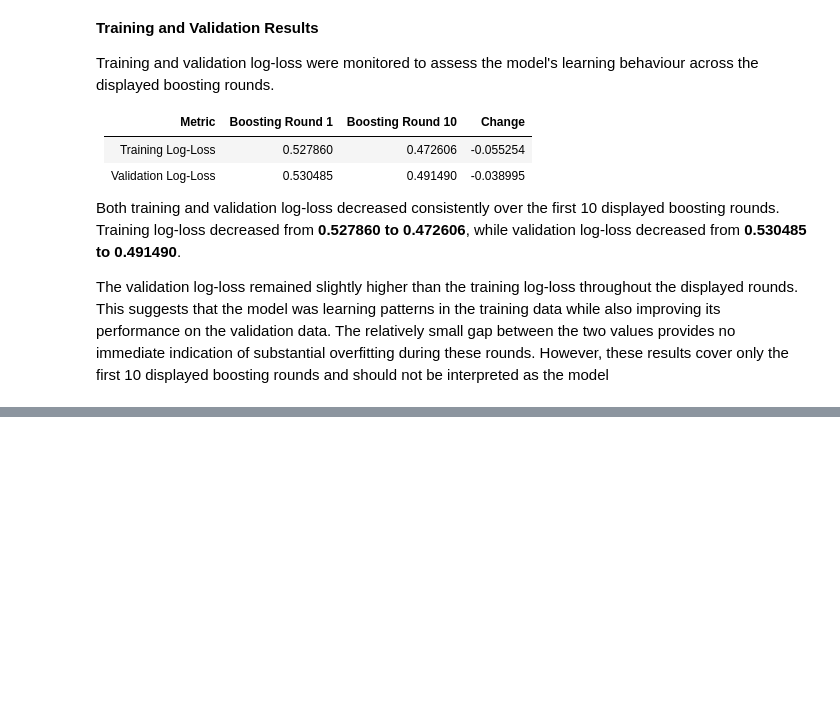
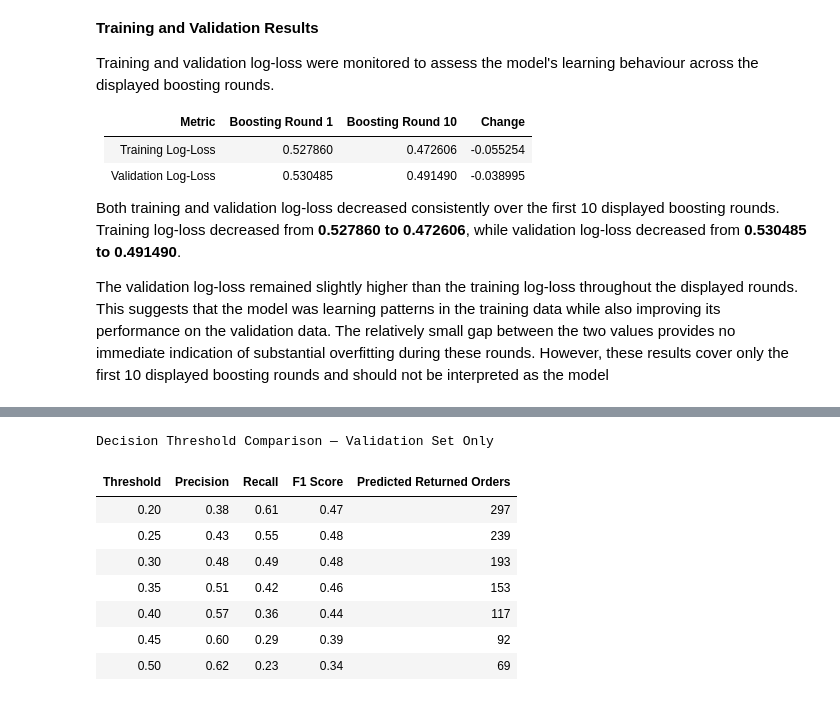
Before and after one commit to Payal942/Capstone-STADIOalot-Return-Prediction, a Jupyter notebook: notebooks/SS3_PartB.ipynb, the cells around one changed output, grey strips where cells are left out. Drawn from its saved outputs; the diff is of its cells as text; code cells hidden in the pictures; blank space fills up the shorter version.

```diff
--- a/notebooks/SS3_PartB.ipynb
+++ b/notebooks/SS3_PartB.ipynb
@@ -2124,0 +2261,76 @@ The validation log-loss remained slightly higher than the training log-loss thro
+# %%
+# ============================================================
+# 33. VALIDATION-ONLY DECISION THRESHOLD ANALYSIS
+# ============================================================
+
+# The default classification threshold is 0.50. Because returned orders
+# are the minority class, evaluate alternative thresholds on the
+# validation set only. Do not select a threshold using the unseen test set.
+
+threshold_values = [0.20, 0.25, 0.30, 0.35, 0.40, 0.45, 0.50]
+
+threshold_results = []
+for threshold in threshold_values:
+    validation_threshold_predictions = (
+        validation_probabilities >= threshold
+    ).astype(int)
+
+    threshold_results.append({
+        "Threshold": threshold,
+        "Precision": precision_score(
+            y_validation,
+            validation_threshold_predictions,
+            zero_division=0
+        ),
+        "Recall": recall_score(
+            y_validation,
+            validation_threshold_predictions,
+            zero_division=0
+        ),
+        "F1 Score": f1_score(
+            y_validation,
+            validation_threshold_predictions,
+            zero_division=0
+        ),
+        "Predicted Returned Orders": int(
+            validation_threshold_predictions.sum()
+        )
+    })
+
+threshold_analysis_table = pd.DataFrame(threshold_results)
+
+print("Decision Threshold Comparison — Validation Set Only")
+display(
+    threshold_analysis_table.style
+    .format({
+        "Threshold": "{:.2f}",
+        "Precision": "{:.2f}",
+        "Recall": "{:.2f}",
+        "F1 Score": "{:.2f}",
+        "Predicted Returned Orders": "{:,}"
+    })
+    .hide(axis="index")
+)
+
+
+display(Markdown("""
+**Interpretation:** A lower classification threshold may identify more
+returned orders by increasing recall, but it can also increase false
+positives and reduce precision. The F1-score provides a balance between
+precision and recall and can help compare the evaluated thresholds.
+The operational threshold should be selected using validation-set
+results and the business costs of missed returns versus unnecessary
+interventions. The unseen test set must remain untouched during
+threshold selection and should be used only for the final evaluation
+of the selected threshold.
+"""))
+# %% [output]
+Decision Threshold Comparison — Validation Set Only
+| Threshold | Precision | Recall | F1 Score | Predicted Returned Orders |
+| 0.20 | 0.38 | 0.61 | 0.47 | 297 |
+| 0.25 | 0.43 | 0.55 | 0.48 | 239 |
+| 0.30 | 0.48 | 0.49 | 0.48 | 193 |
+| 0.35 | 0.51 | 0.42 | 0.46 | 153 |
+| 0.40 | 0.57 | 0.36 | 0.44 | 117 |
+| 0.45 | 0.60 | 0.29 | 0.39 | 92 |
+| 0.50 | 0.62 | 0.23 | 0.34 | 69 |
```
Also changed, not shown: parts of 11 cells of this notebook, 2 other files.
